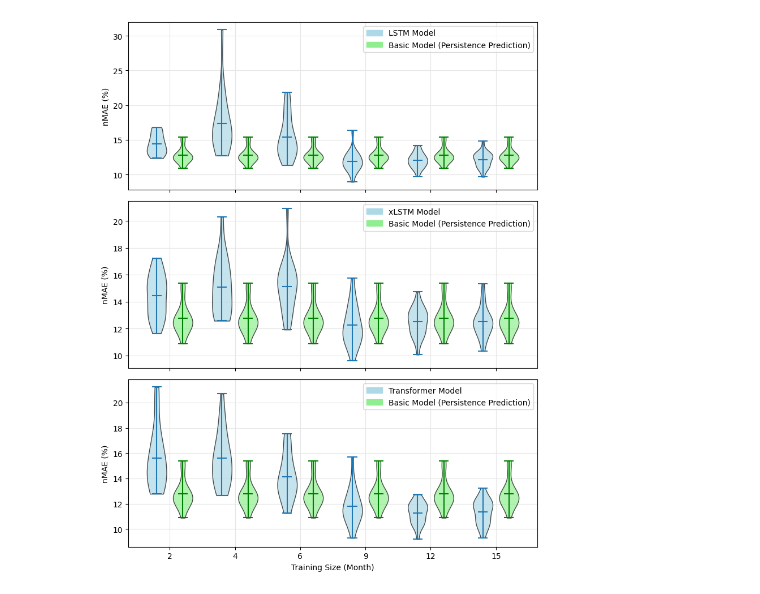
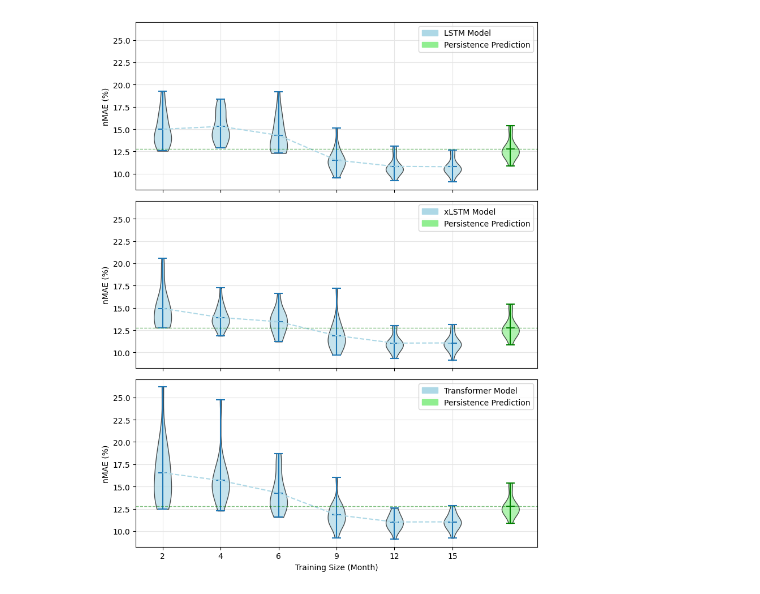
Before and after one commit to erc-fhv/loadforecasting, a Jupyter notebook: scripts/Paper_Illustration.ipynb, the cells around one changed output. Saved outputs shown, nothing was run; the diff lists cells and outputs as text; code cells hidden in the pictures.

```diff
--- a/scripts/Paper_Illustration.ipynb
+++ b/scripts/Paper_Illustration.ipynb
@@ -383,17 +389,25 @@ result_dict = utils.Evaluate_Models.print_results('scripts/outputs/all_train_his
                                     print_style = 'pandas_df')
 
 configs = [
-    Config_of_one_run(ModelSize.SMALL, DoPretraining.YES, DoTransferLearning.YES, Aggregation_Count._50_HOUSEHOLDS, NrOfComunities._20,
+    Config_of_one_run(ModelSize._1k, DoPretraining.YES, DoTransferLearning.YES, Aggregation_Count._50_HOUSEHOLDS, NrOfComunities._20,
             TrainingHistory._12_MONTH, TestSize._3_MONTH, TrainingFuture._0_MONTH, DevSize._2_MONTH, UsedModels.ALL, Epochs.DEFAULT),
-    Config_of_one_run(ModelSize.MEDIUM, DoPretraining.YES, DoTransferLearning.YES, Aggregation_Count._50_HOUSEHOLDS, NrOfComunities._20,
+    Config_of_one_run(ModelSize._2k, DoPretraining.YES, DoTransferLearning.YES, Aggregation_Count._50_HOUSEHOLDS, NrOfComunities._20,
             TrainingHistory._12_MONTH, TestSize._3_MONTH, TrainingFuture._0_MONTH, DevSize._2_MONTH, UsedModels.ALL, Epochs.DEFAULT),
-    Config_of_one_run(ModelSize.LARGE, DoPretraining.YES, DoTransferLearning.YES, Aggregation_Count._50_HOUSEHOLDS, NrOfComunities._20,
+    Config_of_one_run(ModelSize._5k, DoPretraining.YES, DoTransferLearning.YES, Aggregation_Count._50_HOUSEHOLDS, NrOfComunities._20,
+            TrainingHistory._12_MONTH, TestSize._3_MONTH, TrainingFuture._0_MONTH, DevSize._2_MONTH, UsedModels.ALL, Epochs.DEFAULT),
+    Config_of_one_run(ModelSize._10k, DoPretraining.YES, DoTransferLearning.YES, Aggregation_Count._50_HOUSEHOLDS, NrOfComunities._20,
+            TrainingHistory._12_MONTH, TestSize._3_MONTH, TrainingFuture._0_MONTH, DevSize._2_MONTH, UsedModels.ALL, Epochs.DEFAULT),
+    Config_of_one_run(ModelSize._20k, DoPretraining.YES, DoTransferLearning.YES, Aggregation_Count._50_HOUSEHOLDS, NrOfComunities._20,
+            TrainingHistory._12_MONTH, TestSize._3_MONTH, TrainingFuture._0_MONTH, DevSize._2_MONTH, UsedModels.ALL, Epochs.DEFAULT),
+    Config_of_one_run(ModelSize._40k, DoPretraining.YES, DoTransferLearning.YES, Aggregation_Count._50_HOUSEHOLDS, NrOfComunities._20,
+            TrainingHistory._12_MONTH, TestSize._3_MONTH, TrainingFuture._0_MONTH, DevSize._2_MONTH, UsedModels.ALL, Epochs.DEFAULT),
+    Config_of_one_run(ModelSize._80K, DoPretraining.YES, DoTransferLearning.YES, Aggregation_Count._50_HOUSEHOLDS, NrOfComunities._20,
             TrainingHistory._12_MONTH, TestSize._3_MONTH, TrainingFuture._0_MONTH, DevSize._2_MONTH, UsedModels.ALL, Epochs.DEFAULT),
 ]
 
 # Constants and Configuration
 models = ('xLSTM', 'LSTM', 'Transformer', )
-training_sizes = ['~20k', '~40k', '~80k']
+training_sizes = ['~1k', '~2k', '~5k', '~10k', '~20k', '~40k', '~80k']
 
 # Helper function to retrieve full dataset for each configuration and model
 def get_full_data_list(model, expected_configs, available_configs):
@@ -454,17 +468,17 @@ result_dict = utils.Evaluate_Models.print_results('scripts/outputs/all_train_his
                                     print_style = 'pandas_df')
 
 configs = [
-    Config_of_one_run(ModelSize.MEDIUM, DoPretraining.YES, DoTransferLearning.YES, Aggregation_Count._50_HOUSEHOLDS,
+    Config_of_one_run(ModelSize._5k, DoPretraining.YES, DoTransferLearning.YES, Aggregation_Count._50_HOUSEHOLDS,
             NrOfComunities._20, TrainingHistory._2_MONTH, TestSize._3_MONTH, TrainingFuture._0_MONTH, DevSize._2_MONTH, UsedModels.ALL, Epochs.DEFAULT),
-    Config_of_one_run(ModelSize.MEDIUM, DoPretraining.YES, DoTransferLearning.YES, Aggregation_Count._50_HOUSEHOLDS,
+    Config_of_one_run(ModelSize._5k, DoPretraining.YES, DoTransferLearning.YES, Aggregation_Count._50_HOUSEHOLDS,
             NrOfComunities._20, TrainingHistory._4_MONTH, TestSize._3_MONTH, TrainingFuture._0_MONTH, DevSize._2_MONTH, UsedModels.ALL, Epochs.DEFAULT),
-    Config_of_one_run(ModelSize.MEDIUM, DoPretraining.YES, DoTransferLearning.YES, Aggregation_Count._50_HOUSEHOLDS,
+    Config_of_one_run(ModelSize._5k, DoPretraining.YES, DoTransferLearning.YES, Aggregation_Count._50_HOUSEHOLDS,
             NrOfComunities._20, TrainingHistory._6_MONTH, TestSize._3_MONTH, TrainingFuture._0_MONTH, DevSize._2_MONTH, UsedModels.ALL, Epochs.DEFAULT),
-    Config_of_one_run(ModelSize.MEDIUM, DoPretraining.YES, DoTransferLearning.YES, Aggregation_Count._50_HOUSEHOLDS,
+    Config_of_one_run(ModelSize._5k, DoPretraining.YES, DoTransferLearning.YES, Aggregation_Count._50_HOUSEHOLDS,
             NrOfComunities._20, TrainingHistory._9_MONTH, TestSize._3_MONTH, TrainingFuture._0_MONTH, DevSize._2_MONTH, UsedModels.ALL, Epochs.DEFAULT),
-    Config_of_one_run(ModelSize.MEDIUM, DoPretraining.YES, DoTransferLearning.YES, Aggregation_Count._50_HOUSEHOLDS,
+    Config_of_one_run(ModelSize._5k, DoPretraining.YES, DoTransferLearning.YES, Aggregation_Count._50_HOUSEHOLDS,
             NrOfComunities._20, TrainingHistory._12_MONTH, TestSize._3_MONTH, TrainingFuture._0_MONTH, DevSize._2_MONTH, UsedModels.ALL, Epochs.DEFAULT),
-    Config_of_one_run(ModelSize.MEDIUM, DoPretraining.YES, DoTransferLearning.YES, Aggregation_Count._50_HOUSEHOLDS,
+    Config_of_one_run(ModelSize._5k, DoPretraining.YES, DoTransferLearning.YES, Aggregation_Count._50_HOUSEHOLDS,
             NrOfComunities._20, TrainingHistory._15_MONTH, TestSize._3_MONTH, TrainingFuture._0_MONTH, DevSize._2_MONTH, UsedModels.ALL, Epochs.DEFAULT),
 ]
 
@@ -487,10 +501,11 @@ def get_full_data_list(model, expected_configs, available_configs):
 
 # Prepare data for each model and transfer condition
 data_with_ML_models = {model: get_full_data_list(model, configs, result_dict) for model in machine_learning_models}
-data_with_basic_model = get_full_data_list(basic_model, configs, result_dict)
+data_with_basic_model = get_full_data_list(basic_model, configs, result_dict)[0]
+
 
 # Creating subplots for violin plots
-fig, axes = plt.subplots(len(machine_learning_models), 1, figsize=(8, 10), sharex=True, sharey=False)
+fig, axes = plt.subplots(len(machine_learning_models), 1, figsize=(8, 10), sharex=True, sharey=True)
 
 # Plot each model's data on a separate subplot
 for idx, model in enumerate(machine_learning_models):
@@ -501,11 +516,17 @@ for idx, model in enumerate(machine_learning_models):
 
     # Without Transfer Learning violins
     positions = np.array(range(len(training_sizes))) * 2.0
-    violins_ml_model = ax.violinplot(data_with_ML_model, positions=positions - 0.4, widths=0.6,
+    violins_ml_model = ax.violinplot(data_with_ML_model, positions=positions, widths=0.6,
                                     showmeans=True, showextrema=True, showmedians=False)
     # With Transfer Learning violins
-    violins_basic_models = ax.violinplot(data_with_basic_model, positions=positions + 0.4, widths=0.6,
+    violins_basic_models = ax.violinplot(data_with_basic_model, positions=[positions[0] + 12], widths=0.6,
                                  showmeans=True, showextrema=True, showmedians=False)
+
+    # Connect the means
+    data_with_ML_model = np.array(data_with_ML_models[model])
+    mean_data_with_ML_model = np.mean(data_with_ML_model, axis=1)
+    ax.plot(positions, mean_data_with_ML_model, label=f'{model} Model',
+             linestyle='--', marker='', color='lightblue')  # training_sizes,
 
     # Set custom colors for the violins by modifying each PolyCollection
     for pc in violins_ml_model['bodies']:
@@ -517,34 +538,58 @@ for idx, model in enumerate(machine_learning_models):
         pc.set_edgecolor("black")
         pc.set_alpha(0.7)
 
     # Customize vertical lines
     violins_basic_models['cmeans'].set_color('green')   # Change the color of the mean lines
     violins_basic_models['cmins'].set_color('green')   # Change the color of the minimum lines
     violins_basic_models['cmaxes'].set_color('green')  # Change the color of the maximum lines
     violins_basic_models['cbars'].set_color('green')  # Change the color of the vertical bars (connectors)
 
+    # Add horizontal lines for the computed min, max, and mean
+    min_basic = min(data_with_basic_model)
+    max_basic = max(data_with_basic_model)
+    mean_basic = np.mean(data_with_basic_model)
+    # ax.axhline(min_basic, color='green', linestyle='--', linewidth=1, alpha=0.5, label='Min of Basic Model')
+    # ax.axhline(max_basic, color='green', linestyle='--', linewidth=1, alpha=0.5, label='Max of Basic Model')
+    ax.axhline(mean_basic, color='green', linestyle='--', linewidth=1, alpha=0.5, label='Mean of Basic Model')
+
     # Labels and title
     ax.set_ylabel('nMAE (%)')
     # ax.set_title(f"{model} Model")
     # ax.text(0.4, 0.9, f"{model} Model", transform=ax.transAxes, fontsize=16, ha="center", va="center")
     ax.set_xticks(positions)
     ax.set_xticklabels(training_sizes)
     ax.set_axisbelow(True)
     ax.grid(True, color="0.9")
 
     # Add legend to each subplot
     legend_patches = [
         Patch(color="lightblue", label=f"{model} Model"),
-        Patch(color="lightgreen", label="Basic Model (Persistence Prediction)")
+        Patch(color="lightgreen", label="Persistence Prediction")
     ]
     ax.legend(handles=legend_patches, loc="upper right")
 
-    # Set x-axis label for the last plot
-    # ax.set_xlabel('Training Size (Month)')
+
+
+# # Add a rectangle that spans across all subplots
+# rectangle = Rectangle(
+#     (0.45, 0.1),  # Lower-left corner
+#     0.05,           # Width
+#     0.8,           # Height
+#     edgecolor='grey',  # Border color
+#     facecolor='none',    # No fill
+#     linestyle='-',      # Dashed border
+#     linewidth=1,         # Border thickness
+#     transform=fig.transFigure,  # Use figure coordinates
+#     zorder=1
+# )
+# fig.add_artist(rectangle)
+# fig.text(0.48, 0.92, "Crossing Point", color='grey', ha='center', va='center', fontsize=12, zorder=2)
+
+
 
 axes[-1].set_xlabel('Training Size (Month)')
 plt.tight_layout()
 plt.savefig("scripts/outputs/figs/ML_model_vs_persistence_prediction.pdf", format="pdf", bbox_inches="tight", pad_inches=0.1)
 plt.show()
 # %% [output]
-[figure, old version]
+[figure, new version]
```
Also changed, not shown: parts of 11 cells of this notebook, 4 other files.
